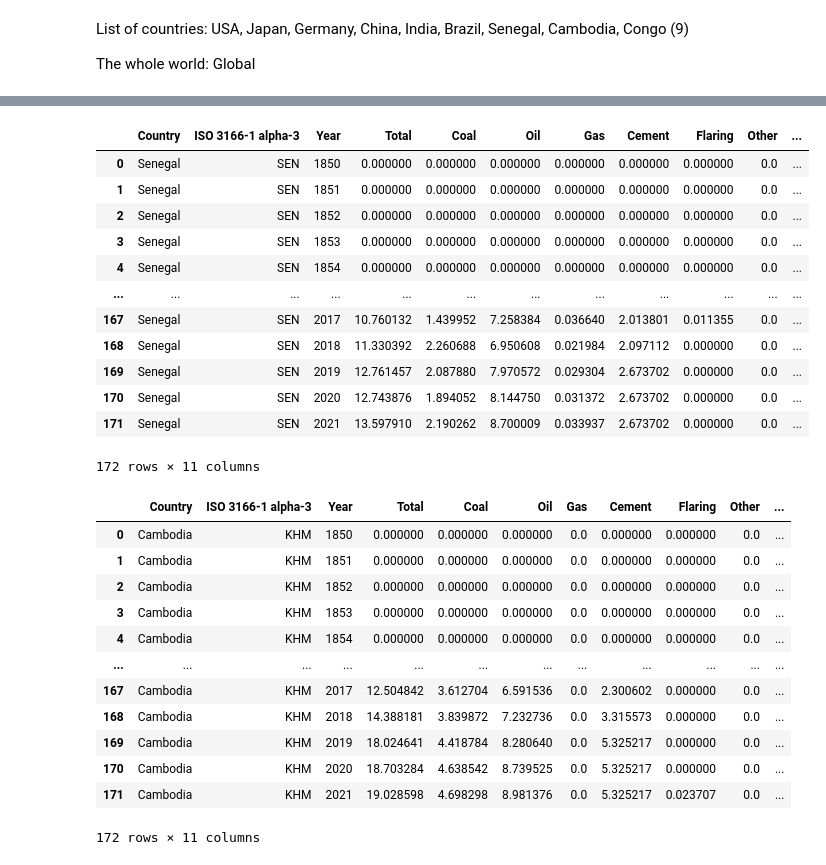
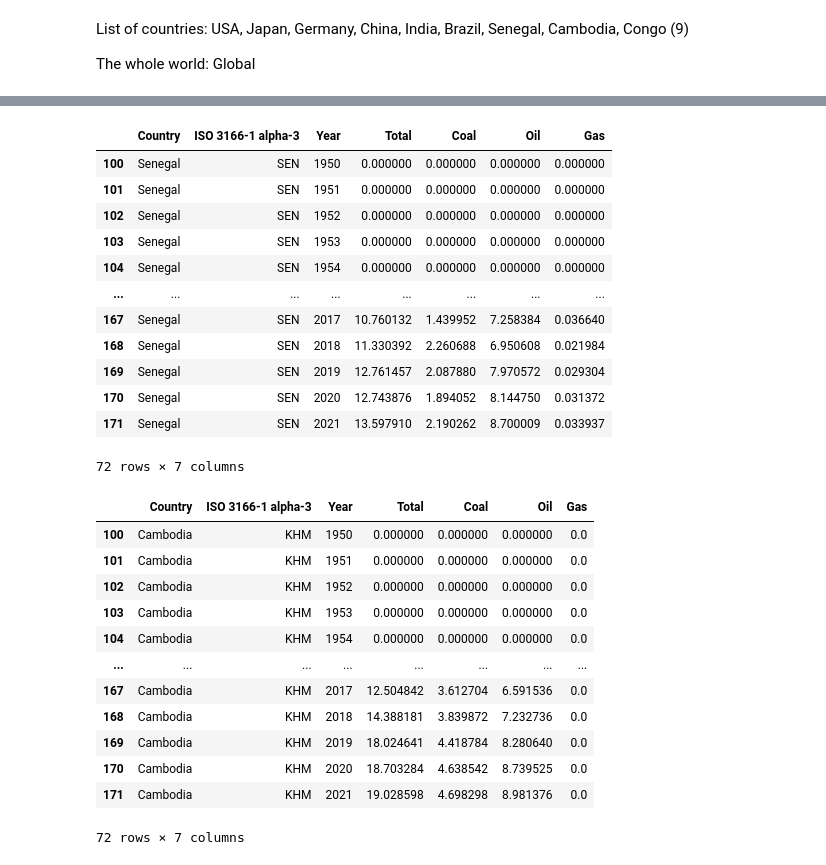
Before and after one commit to danilogiarlini/Global-CO2-Emission-Forecasting, a Jupyter notebook: main.ipynb, the cells around one changed output, grey strips where cells are left out. Saved outputs shown, nothing was run; the diff lists cells and outputs as text; code cells hidden in the pictures.

```diff
--- a/main.ipynb
+++ b/main.ipynb
@@ -39,6 +39,9 @@ df
 | 63102 | Global | WLD | 2020 | 35264.085734 | 14174.564010 | 11191.808551 | 7556.290283 | 1637.537532 | 407.583673 | 296.301685 | ... |
 | 63103 | Global | WLD | 2021 | 37123.850352 | 14979.598083 | 11837.159116 | 7921.829472 | 1672.592372 | 416.525563 | 296.145746 | ... |
 63104 rows × 11 columns
+# %%
+# dropping least important columns
+df = df.drop(['Cement','Flaring', 'Other','Per Capita'], axis=1)
 # %%
 #dropping years less than 1850
 df.drop(df[df['Year'] < 1850].index, inplace = True)
@@ -55,10 +58,10 @@ Index(['index', 'Country', 'ISO 3166-1 alpha-3', 'Year', 'Total', 'Coal',
 df.Coal = df['Coal'].fillna(0, inplace = False)
 df.Oil = df['Oil'].fillna(0, inplace = False)
 df.Gas = df['Gas'].fillna(0, inplace = False)
-df.Cement = df['Cement'].fillna(0, inplace = False)
-df.Flaring = df['Flaring'].fillna(0, inplace = False)
-df.Other = df['Other'].fillna(0, inplace = False)
-df['Per Capita'] = df['Per Capita'].fillna(0, inplace = False)
+#df.Cement = df['Cement'].fillna(0, inplace = False)
+#df.Flaring = df['Flaring'].fillna(0, inplace = False)
+#df.Other = df['Other'].fillna(0, inplace = False)
+#df['Per Capita'] = df['Per Capita'].fillna(0, inplace = False)
 # %%
 # Checking the count of null values
 df.isna().sum()
@@ -234,41 +244,47 @@ df_bra
 # %%
 # Senegal data set
 df_sen = df.loc[df['Country'] == 'Senegal']
 df_sen = df_sen.reset_index().drop(columns='index').drop(columns='level_0')
+
+df_sen.drop(df_sen[df_sen['Year'] < 1950].index, inplace = True)
+
 df_sen
 # %% [output]
-|  | Country | ISO 3166-1 alpha-3 | Year | Total | Coal | Oil | Gas | Cement | Flaring | Other | ... |
-| 0 | Senegal | SEN | 1850 | 0.000000 | 0.000000 | 0.000000 | 0.000000 | 0.000000 | 0.000000 | 0.0 | ... |
-| 1 | Senegal | SEN | 1851 | 0.000000 | 0.000000 | 0.000000 | 0.000000 | 0.000000 | 0.000000 | 0.0 | ... |
-| 2 | Senegal | SEN | 1852 | 0.000000 | 0.000000 | 0.000000 | 0.000000 | 0.000000 | 0.000000 | 0.0 | ... |
-| 3 | Senegal | SEN | 1853 | 0.000000 | 0.000000 | 0.000000 | 0.000000 | 0.000000 | 0.000000 | 0.0 | ... |
-| 4 | Senegal | SEN | 1854 | 0.000000 | 0.000000 | 0.000000 | 0.000000 | 0.000000 | 0.000000 | 0.0 | ... |
-| ... | ... | ... | ... | ... | ... | ... | ... | ... | ... | ... | ... |
-| 167 | Senegal | SEN | 2017 | 10.760132 | 1.439952 | 7.258384 | 0.036640 | 2.013801 | 0.011355 | 0.0 | ... |
-| 168 | Senegal | SEN | 2018 | 11.330392 | 2.260688 | 6.950608 | 0.021984 | 2.097112 | 0.000000 | 0.0 | ... |
-| 169 | Senegal | SEN | 2019 | 12.761457 | 2.087880 | 7.970572 | 0.029304 | 2.673702 | 0.000000 | 0.0 | ... |
-| 170 | Senegal | SEN | 2020 | 12.743876 | 1.894052 | 8.144750 | 0.031372 | 2.673702 | 0.000000 | 0.0 | ... |
-| 171 | Senegal | SEN | 2021 | 13.597910 | 2.190262 | 8.700009 | 0.033937 | 2.673702 | 0.000000 | 0.0 | ... |
+|  | Country | ISO 3166-1 alpha-3 | Year | Total | Coal | Oil | Gas |
+| 100 | Senegal | SEN | 1950 | 0.000000 | 0.000000 | 0.000000 | 0.000000 |
+| 101 | Senegal | SEN | 1951 | 0.000000 | 0.000000 | 0.000000 | 0.000000 |
+| 102 | Senegal | SEN | 1952 | 0.000000 | 0.000000 | 0.000000 | 0.000000 |
+| 103 | Senegal | SEN | 1953 | 0.000000 | 0.000000 | 0.000000 | 0.000000 |
+| 104 | Senegal | SEN | 1954 | 0.000000 | 0.000000 | 0.000000 | 0.000000 |
+| ... | ... | ... | ... | ... | ... | ... | ... |
+| 167 | Senegal | SEN | 2017 | 10.760132 | 1.439952 | 7.258384 | 0.036640 |
+| 168 | Senegal | SEN | 2018 | 11.330392 | 2.260688 | 6.950608 | 0.021984 |
+| 169 | Senegal | SEN | 2019 | 12.761457 | 2.087880 | 7.970572 | 0.029304 |
+| 170 | Senegal | SEN | 2020 | 12.743876 | 1.894052 | 8.144750 | 0.031372 |
+| 171 | Senegal | SEN | 2021 | 13.597910 | 2.190262 | 8.700009 | 0.033937 |
-172 rows × 11 columns
+72 rows × 7 columns
 # %%
 # Cambodia data set
 df_cam = df.loc[df['Country'] == 'Cambodia']
 df_cam = df_cam.reset_index().drop(columns='index').drop(columns='level_0')
+
+df_cam.drop(df_cam[df_cam['Year'] < 1950].index, inplace = True)
+
 df_cam
 # %% [output]
-|  | Country | ISO 3166-1 alpha-3 | Year | Total | Coal | Oil | Gas | Cement | Flaring | Other | ... |
-| 0 | Cambodia | KHM | 1850 | 0.000000 | 0.000000 | 0.000000 | 0.0 | 0.000000 | 0.000000 | 0.0 | ... |
-| 1 | Cambodia | KHM | 1851 | 0.000000 | 0.000000 | 0.000000 | 0.0 | 0.000000 | 0.000000 | 0.0 | ... |
-| 2 | Cambodia | KHM | 1852 | 0.000000 | 0.000000 | 0.000000 | 0.0 | 0.000000 | 0.000000 | 0.0 | ... |
-| 3 | Cambodia | KHM | 1853 | 0.000000 | 0.000000 | 0.000000 | 0.0 | 0.000000 | 0.000000 | 0.0 | ... |
-| 4 | Cambodia | KHM | 1854 | 0.000000 | 0.000000 | 0.000000 | 0.0 | 0.000000 | 0.000000 | 0.0 | ... |
-| ... | ... | ... | ... | ... | ... | ... | ... | ... | ... | ... | ... |
-| 167 | Cambodia | KHM | 2017 | 12.504842 | 3.612704 | 6.591536 | 0.0 | 2.300602 | 0.000000 | 0.0 | ... |
-| 168 | Cambodia | KHM | 2018 | 14.388181 | 3.839872 | 7.232736 | 0.0 | 3.315573 | 0.000000 | 0.0 | ... |
-| 169 | Cambodia | KHM | 2019 | 18.024641 | 4.418784 | 8.280640 | 0.0 | 5.325217 | 0.000000 | 0.0 | ... |
-| 170 | Cambodia | KHM | 2020 | 18.703284 | 4.638542 | 8.739525 | 0.0 | 5.325217 | 0.000000 | 0.0 | ... |
-| 171 | Cambodia | KHM | 2021 | 19.028598 | 4.698298 | 8.981376 | 0.0 | 5.325217 | 0.023707 | 0.0 | ... |
+|  | Country | ISO 3166-1 alpha-3 | Year | Total | Coal | Oil | Gas |
+| 100 | Cambodia | KHM | 1950 | 0.000000 | 0.000000 | 0.000000 | 0.0 |
+| 101 | Cambodia | KHM | 1951 | 0.000000 | 0.000000 | 0.000000 | 0.0 |
+| 102 | Cambodia | KHM | 1952 | 0.000000 | 0.000000 | 0.000000 | 0.0 |
+| 103 | Cambodia | KHM | 1953 | 0.000000 | 0.000000 | 0.000000 | 0.0 |
+| 104 | Cambodia | KHM | 1954 | 0.000000 | 0.000000 | 0.000000 | 0.0 |
+| ... | ... | ... | ... | ... | ... | ... | ... |
+| 167 | Cambodia | KHM | 2017 | 12.504842 | 3.612704 | 6.591536 | 0.0 |
+| 168 | Cambodia | KHM | 2018 | 14.388181 | 3.839872 | 7.232736 | 0.0 |
+| 169 | Cambodia | KHM | 2019 | 18.024641 | 4.418784 | 8.280640 | 0.0 |
+| 170 | Cambodia | KHM | 2020 | 18.703284 | 4.638542 | 8.739525 | 0.0 |
+| 171 | Cambodia | KHM | 2021 | 19.028598 | 4.698298 | 8.981376 | 0.0 |
-172 rows × 11 columns
+72 rows × 7 columns
 # %%
 # Congo data set
 df_con = df.loc[df['Country'] == 'Congo']
```
Also changed, not shown: parts of 12 cells of this notebook, 12 other files.
